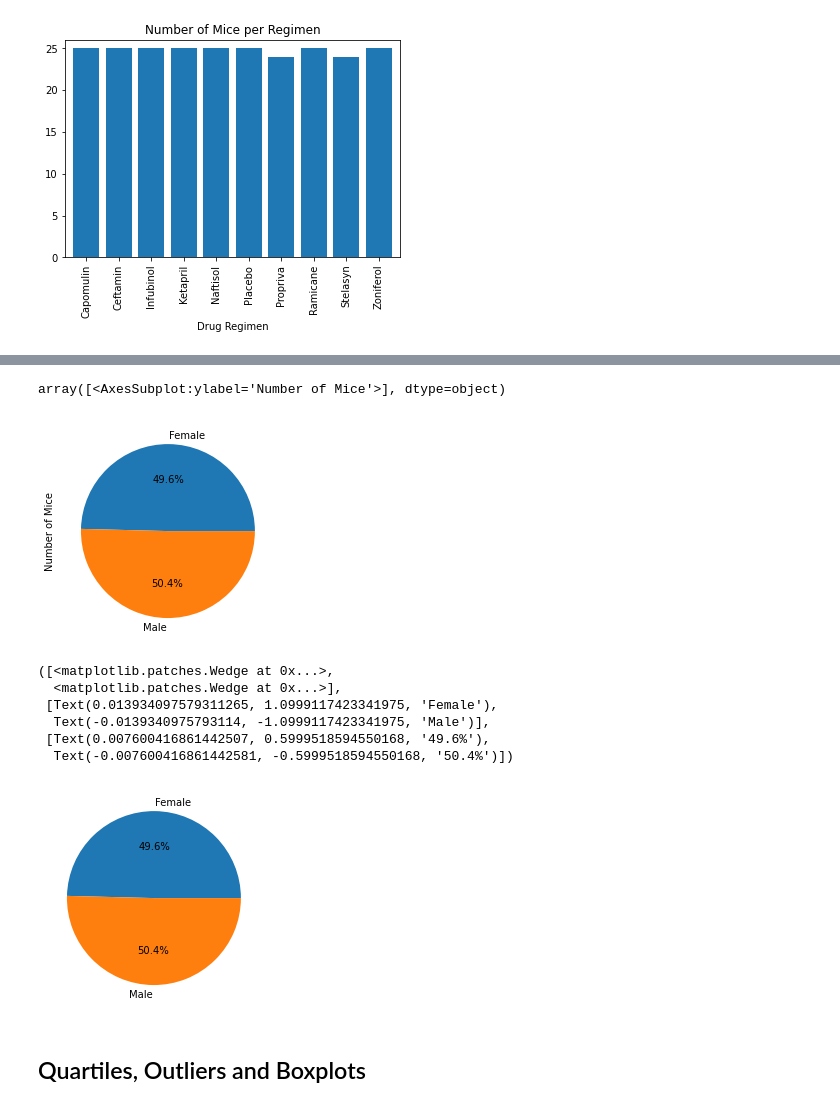
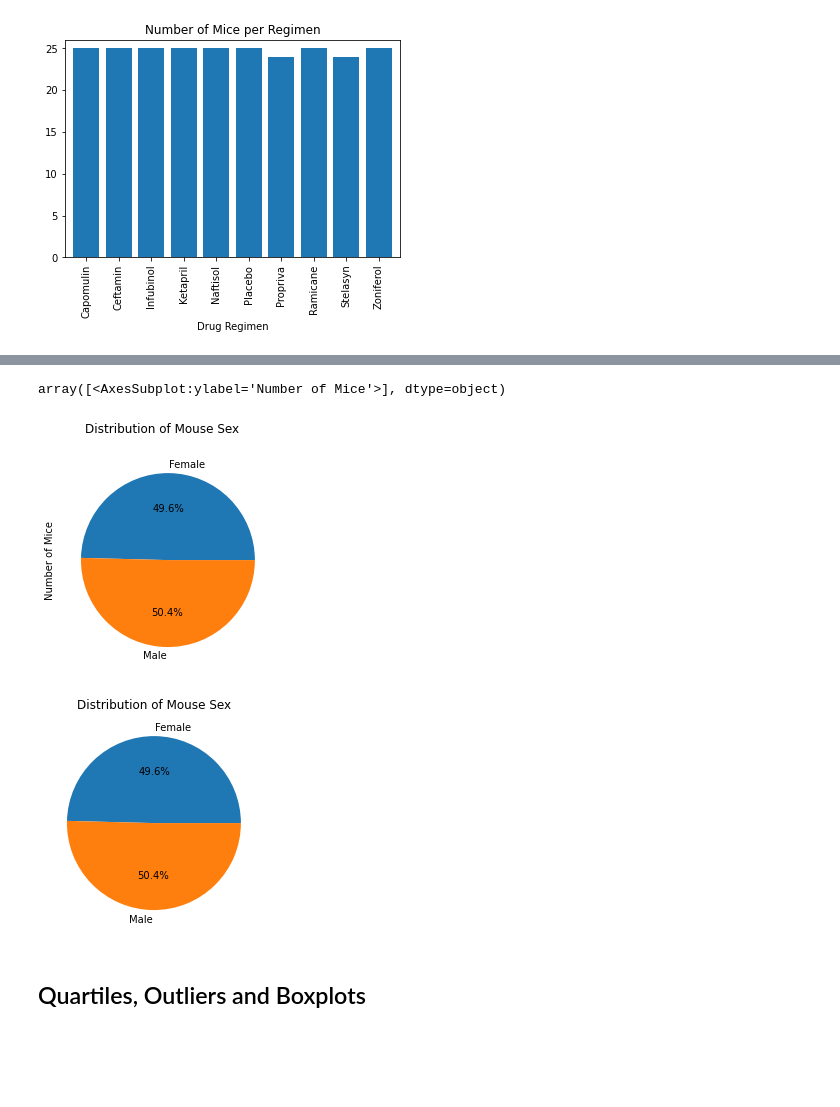
Before and after one commit to josh-acampado/matplotlib-challenge, a Jupyter notebook: pymaceuticals_starter.ipynb, the cells around one changed output, grey strips where cells are left out. Saved outputs shown, nothing was run; the diff lists cells and outputs as text; code cells hidden in the pictures; blank space fills up the shorter version.

```diff
--- a/pymaceuticals_starter.ipynb
+++ b/pymaceuticals_starter.ipynb
@@ -138,30 +145,26 @@ Text(0.5, 1.0, 'Number of Mice per Regimen')
 # %%
 #Generate a pie plot showing the distribution of female versus male mice using pandas
 regimen_by_gender = cleaned_df.groupby(['Sex'])
 regimen_by_gender_series = regimen_by_gender['Mouse ID'].nunique()
 regimen_by_gender_df = regimen_by_gender_series.to_frame()
 regimen_by_gender_df = regimen_by_gender_df.rename(columns = {'Mouse ID':'Number of Mice'})
 regimen_by_gender_list = regimen_by_gender_df['Number of Mice'].tolist()
 
 mouse_gender_pie_chart = regimen_by_gender_df.plot(kind = 'pie', subplots = True, legend = False,
-                                                  autopct= "%1.1f%%")
+                                                  autopct= "%1.1f%%", title = "Distribution of Mouse Sex")
 
 mouse_gender_pie_chart
 # %% [output]
 array([<AxesSubplot:ylabel='Number of Mice'>], dtype=object)
-[figure, old version]
+[figure, new version]
 # %%
 # Generate identical pie plot using pyplot
 labels = regimen_by_gender_df.index
 plt.pie(regimen_by_gender_list, labels = labels, autopct= "%1.1f%%")
+plt.title('Distribution of Mouse Sex')
+plt.show()
 # %% [output]
-([<matplotlib.patches.Wedge at 0x...>,
-  <matplotlib.patches.Wedge at 0x...>],
- [Text(0.013934097579311265, 1.0999117423341975, 'Female'),
-  Text(-0.0139340975793114, -1.0999117423341975, 'Male')],
- [Text(0.007600416861442507, 0.5999518594550168, '49.6%'),
-  Text(-0.007600416861442581, -0.5999518594550168, '50.4%')])
-[figure, old version]
+[figure, new version]
 # %% [markdown]
 ## Quartiles, Outliers and Boxplots
 # %%
```
Also changed, not shown: parts of 2 cells of this notebook.
